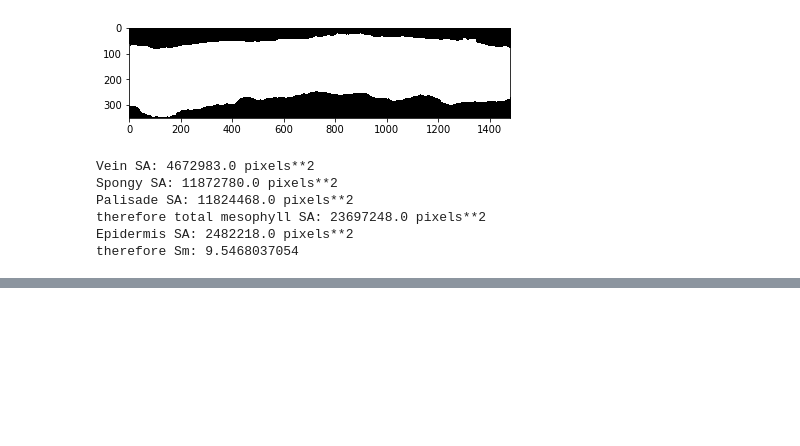
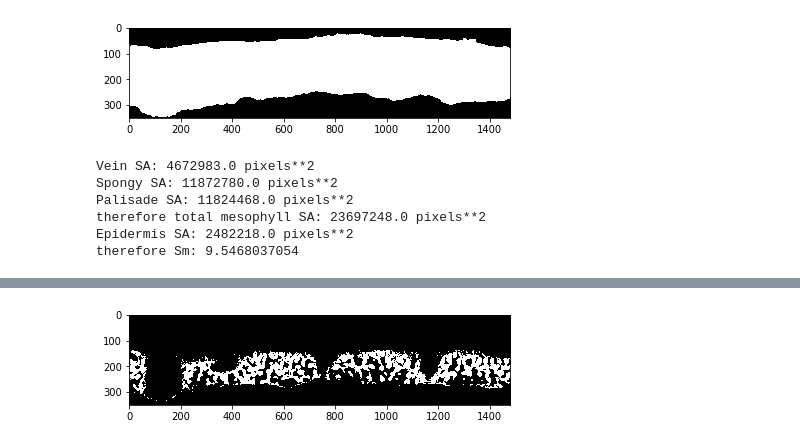
Before and after one commit to masonearles/3DLeafCT, a Jupyter notebook: ML_microCT/jupyter/LeafTraits.ipynb, the cells around one changed output, grey strips where cells are left out. Drawn from its saved outputs; the diff is of its cells as text; code cells hidden in the pictures; blank space fills up the shorter version.

```diff
--- a/ML_microCT/jupyter/LeafTraits.ipynb
+++ b/ML_microCT/jupyter/LeafTraits.ipynb
@@ -313,0 +309,5 @@ io.show()
+# %%
+io.imshow(spongy_trace[16,:,:])
+io.show()
+# %% [output]
+[figure, added]
```
Also changed, not shown: parts of 9 cells of this notebook, 5 other files.
